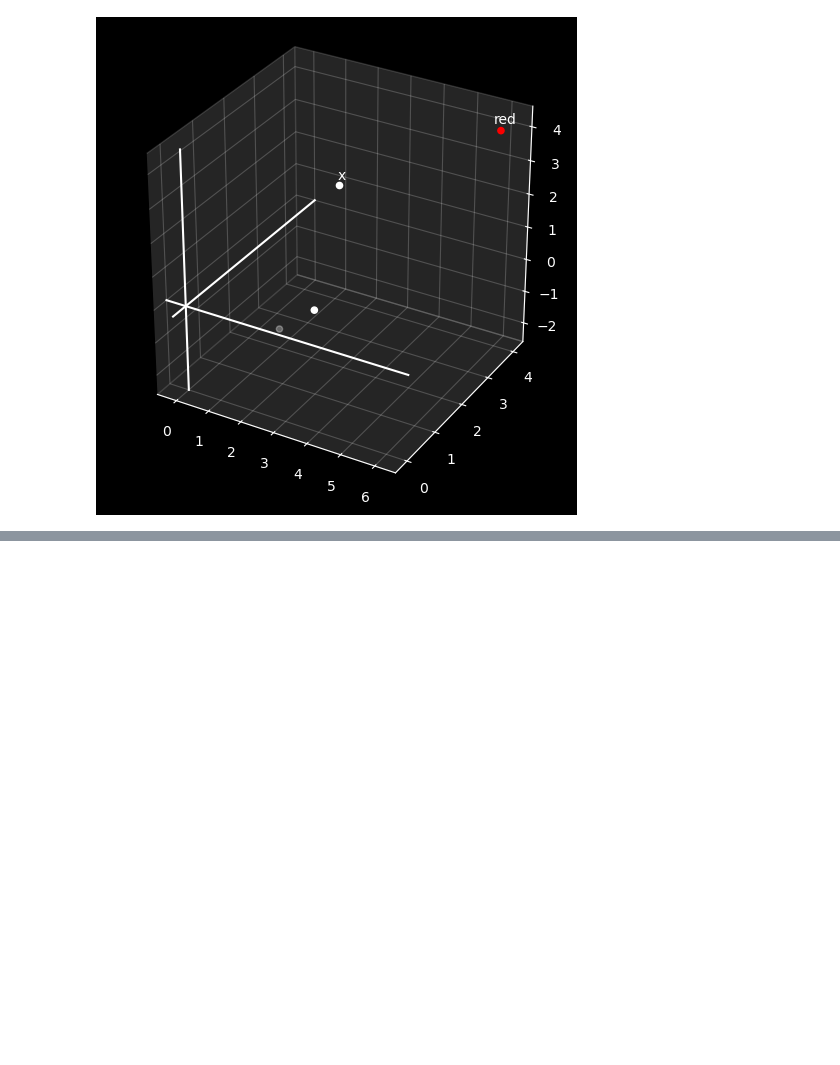
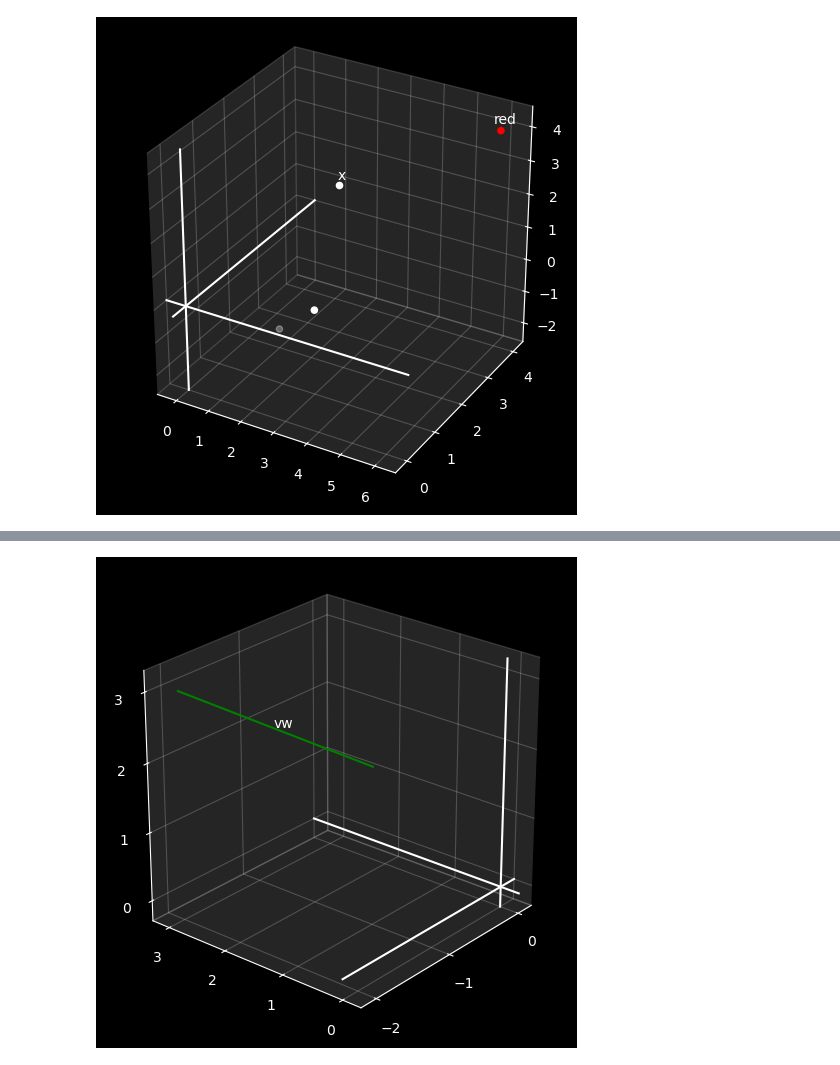
Before and after one commit to yourpalmark/math, a Jupyter notebook: Linear Algebra/Chapter 00.ipynb, the cells around one changed output, grey strips where cells are left out. Drawn from its saved outputs; the diff is of its cells as text; code cells hidden in the pictures; blank space fills up the shorter version.

```diff
--- a/Linear Algebra/Chapter 00.ipynb
+++ b/Linear Algebra/Chapter 00.ipynb
@@ -34,0 +44,10 @@ draw3D(
+# %%
+v = (-2, 3, 3)
+w = (-1, 1, 2)
+
+draw3D(
+    Line3D(v, w, color='green', label='vw'),
+    azim=-140, elev=25
+)
+# %% [output]
+[figure, added]
```
Also changed, not shown: parts of 7 cells of this notebook, 2 other files.
